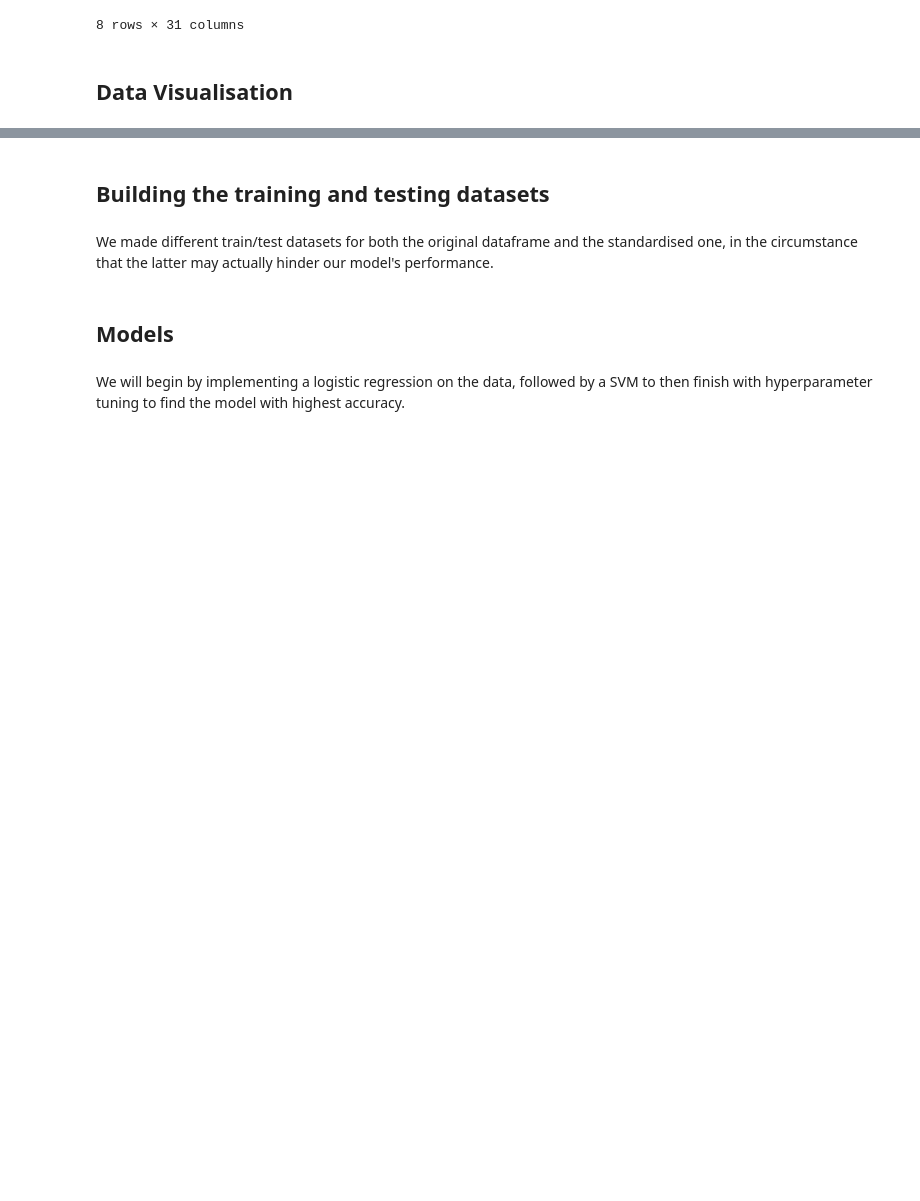
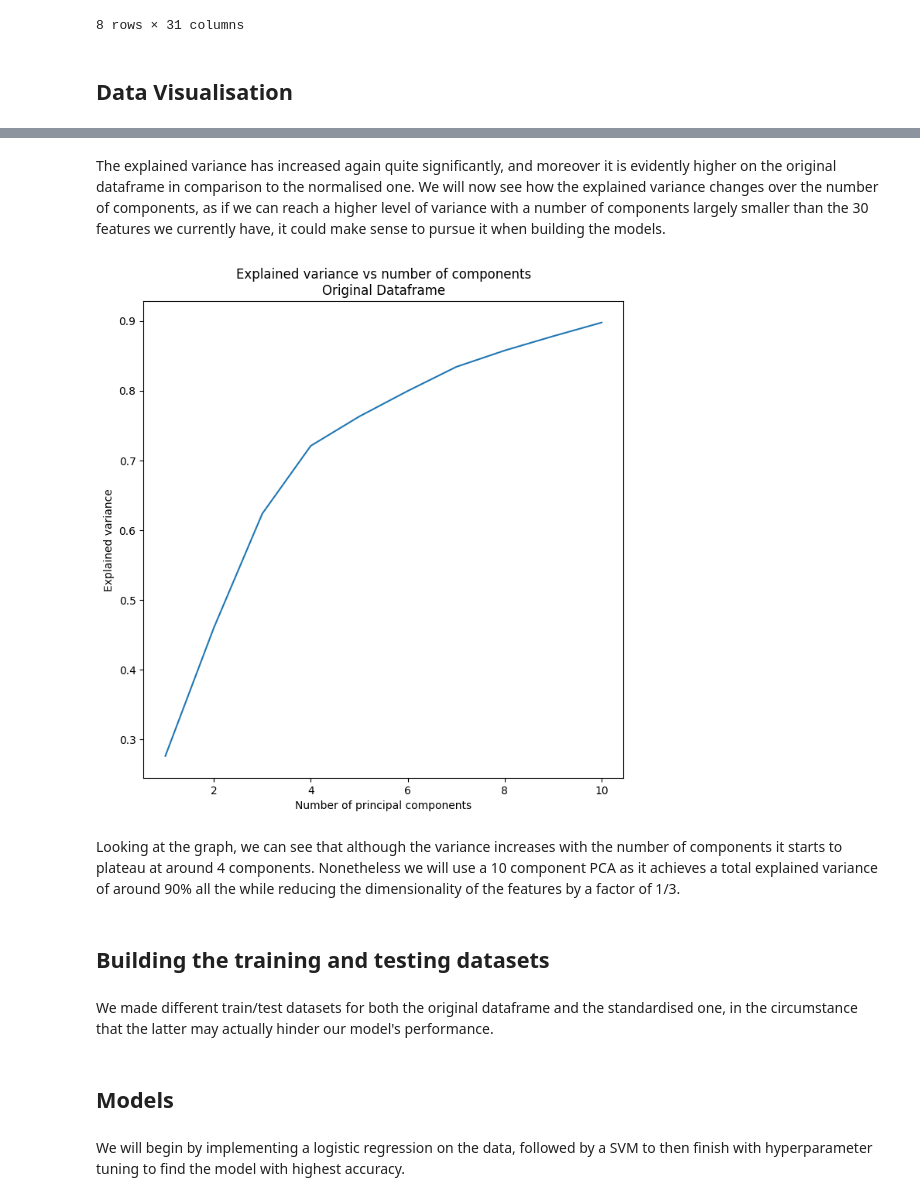
Before and after one commit to andreafabbricatore/ml_individual_project, a Jupyter notebook: project.ipynb, the cells around one changed output, grey strips where cells are left out. Cells and saved outputs as stored; diff of their text form; code cells hidden in the pictures; blank space fills up the shorter version.

```diff
--- a/project.ipynb
+++ b/project.ipynb
@@ -142,3 +160,23 @@ Overall, this further reinforces the above claim that dimensionality reduction i
+# %% [markdown]
+The explained variance has increased again quite significantly, and moreover it is evidently higher on the original dataframe in comparison to the normalised one. We will now see how the explained variance changes over the number of components, as if we can reach a higher level of variance with a number of components largely smaller than the 30 features we currently have, it could make sense to pursue it when building the models.
+# %%
+variances = []
+for i in range(1,11):
+    pca = PCA(n_components=i)
+    pca.fit(df.drop(columns=['label']))
+    variances.append(sum(pca.explained_variance_ratio_))
+plt.figure(figsize=(8,8))
+plt.xlabel("Number of principal components")
+plt.ylabel("Explained variance")
+plt.title("Explained variance vs number of components\nOriginal Dataframe")
+plt.plot([i for i in range(1,11)],[i for i in variances], label="Total Explained Variance")
+#plt.plot([i for i in range(1,11)],[j/sum(variances[:i+1]) for i,j in enumerate(variances)], label="Marginal Variance increase\nover Total Variance")
+#plt.legend()
+plt.show()
+# %% [output]
+[figure, added]
+# %% [markdown]
+Looking at the graph, we can see that although the variance increases with the number of components it starts to plateau at around 4 components. Nonetheless we will use a 10 component PCA as it achieves a total explained variance of around 90% all the while reducing the dimensionality of the features by a factor of 1/3.
 # %% [markdown]
 ## Building the training and testing datasets
 # %%
```
Also changed, not shown: parts of 28 cells of this notebook.
